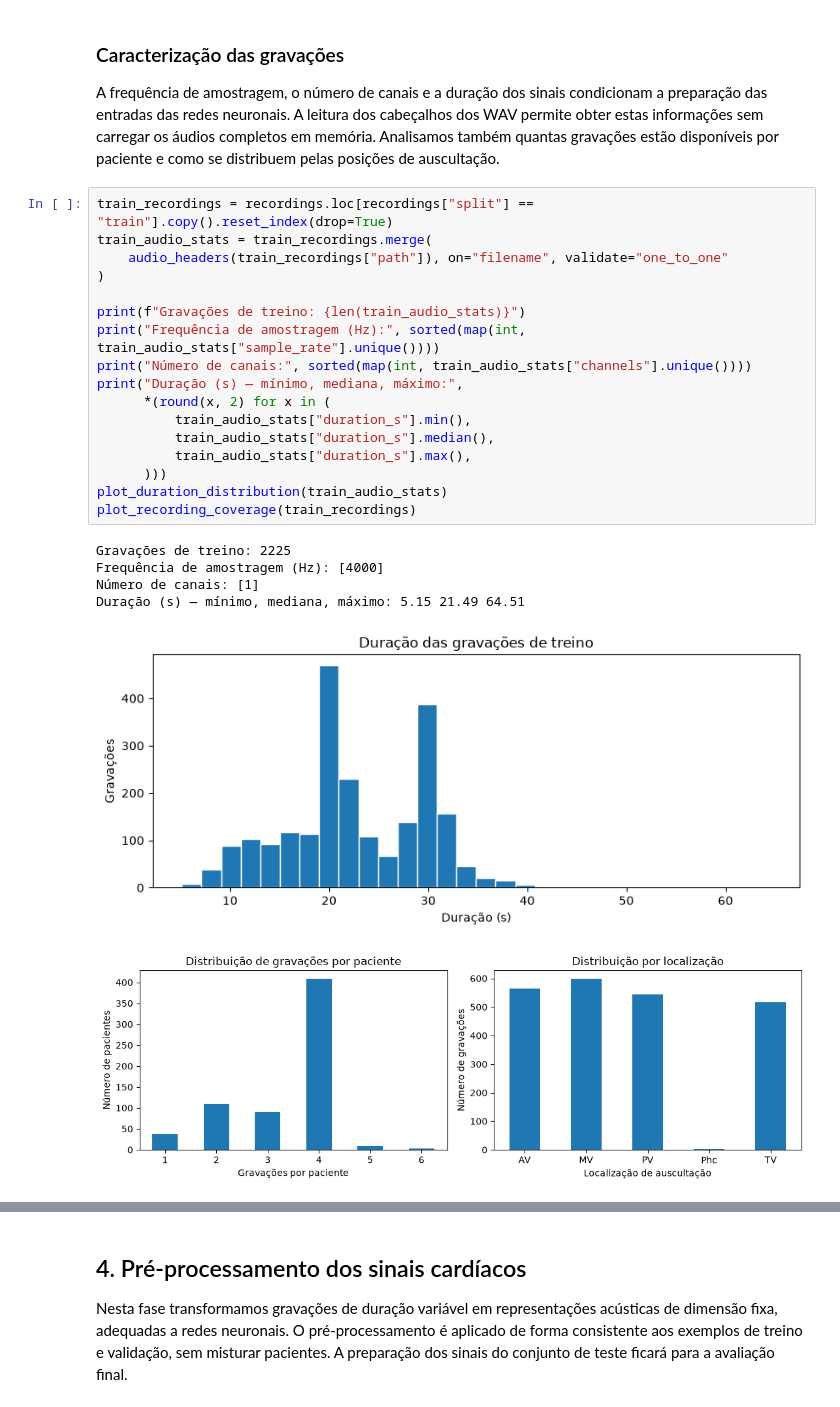
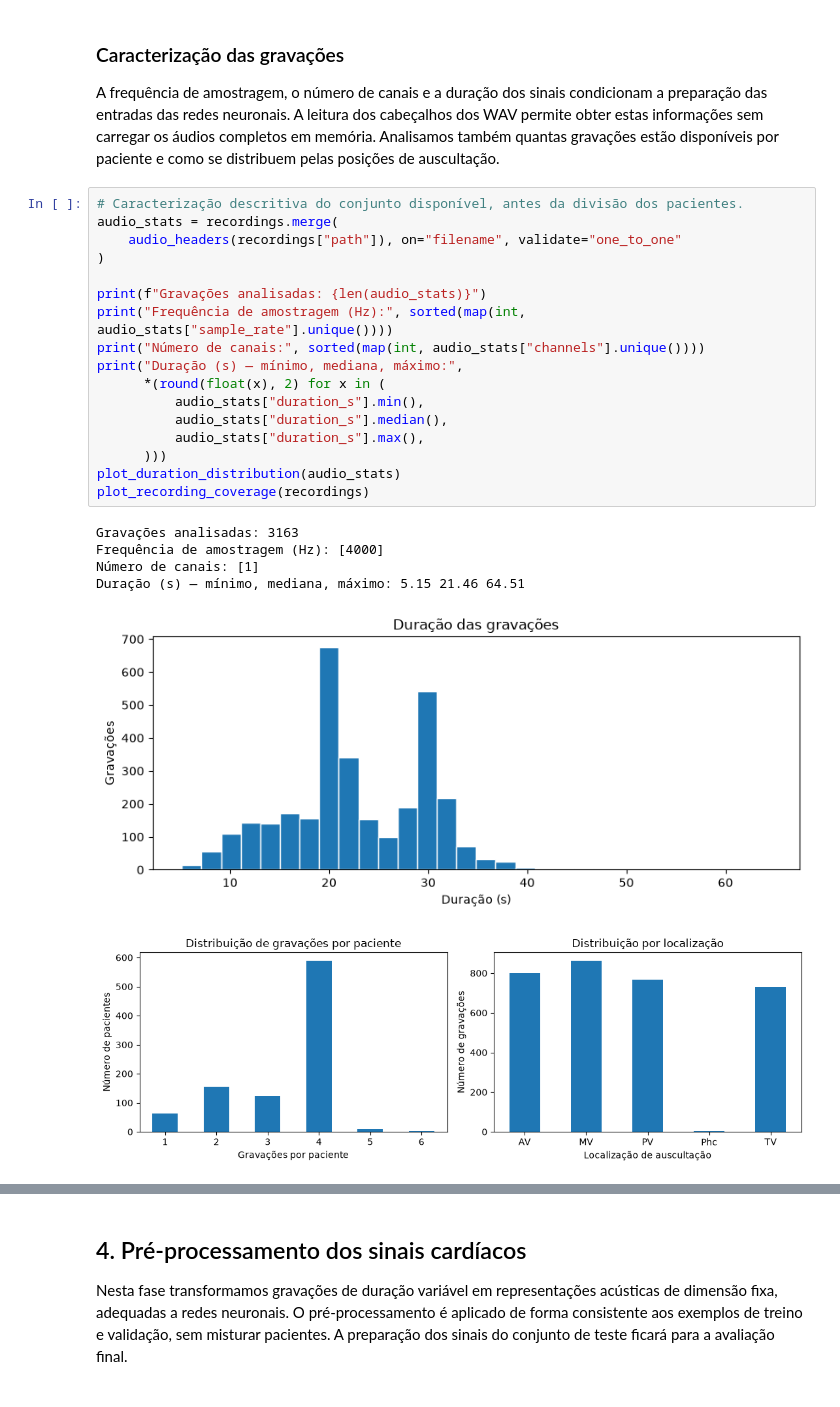
Before and after one commit to afonsogsdantos/Heart-Murmur-Classification, a Jupyter notebook: Heart_Murmur_Classification.ipynb, the cells around one changed output, grey strips where cells are left out. Drawn from its saved outputs; the diff is of its cells as text.

```diff
--- a/Heart_Murmur_Classification.ipynb
+++ b/Heart_Murmur_Classification.ipynb
@@ -159,27 +159,27 @@ Gravações: 3163
 
 A frequência de amostragem, o número de canais e a duração dos sinais condicionam a preparação das entradas das redes neuronais. A leitura dos cabeçalhos dos WAV permite obter estas informações sem carregar os áudios completos em memória. Analisamos também quantas gravações estão disponíveis por paciente e como se distribuem pelas posições de auscultação.
 # %%
-train_recordings = recordings.loc[recordings["split"] == "train"].copy().reset_index(drop=True)
-train_audio_stats = train_recordings.merge(
-    audio_headers(train_recordings["path"]), on="filename", validate="one_to_one"
+# Caracterização descritiva do conjunto disponível, antes da divisão dos pacientes.
+audio_stats = recordings.merge(
+    audio_headers(recordings["path"]), on="filename", validate="one_to_one"
 )
 
-print(f"Gravações de treino: {len(train_audio_stats)}")
-print("Frequência de amostragem (Hz):", sorted(map(int, train_audio_stats["sample_rate"].unique())))
-print("Número de canais:", sorted(map(int, train_audio_stats["channels"].unique())))
+print(f"Gravações analisadas: {len(audio_stats)}")
+print("Frequência de amostragem (Hz):", sorted(map(int, audio_stats["sample_rate"].unique())))
+print("Número de canais:", sorted(map(int, audio_stats["channels"].unique())))
 print("Duração (s) — mínimo, mediana, máximo:",
-      *(round(x, 2) for x in (
-          train_audio_stats["duration_s"].min(),
-          train_audio_stats["duration_s"].median(),
-          train_audio_stats["duration_s"].max(),
+      *(round(float(x), 2) for x in (
+          audio_stats["duration_s"].min(),
+          audio_stats["duration_s"].median(),
+          audio_stats["duration_s"].max(),
       )))
-plot_duration_distribution(train_audio_stats)
-plot_recording_coverage(train_recordings)
+plot_duration_distribution(audio_stats)
+plot_recording_coverage(recordings)
 # %% [output]
-Gravações de treino: 2225
+Gravações analisadas: 3163
 Frequência de amostragem (Hz): [4000]
 Número de canais: [1]
-Duração (s) — mínimo, mediana, máximo: 5.15 21.49 64.51
+Duração (s) — mínimo, mediana, máximo: 5.15 21.46 64.51
-[figure, old version]
+[figure, new version]
-[figure, old version]
+[figure, new version]
 # %% [markdown]
```
Also changed, not shown: parts of 3 cells of this notebook.
